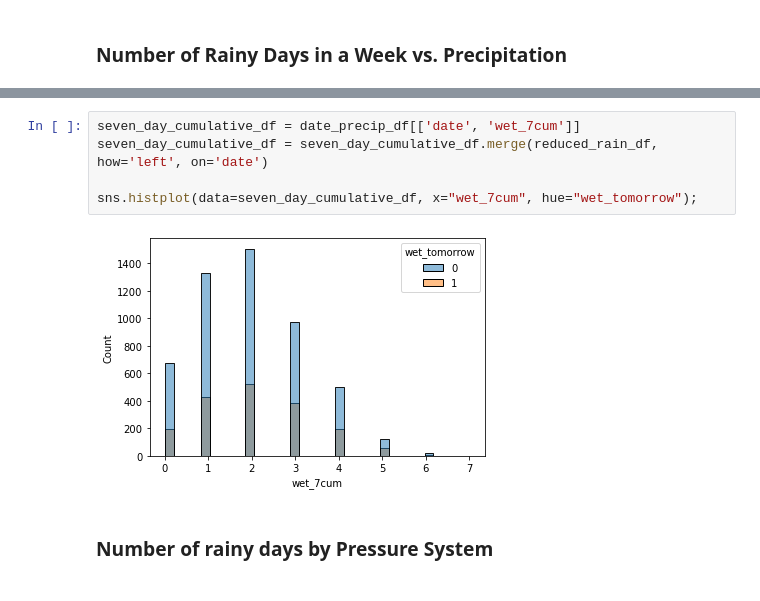
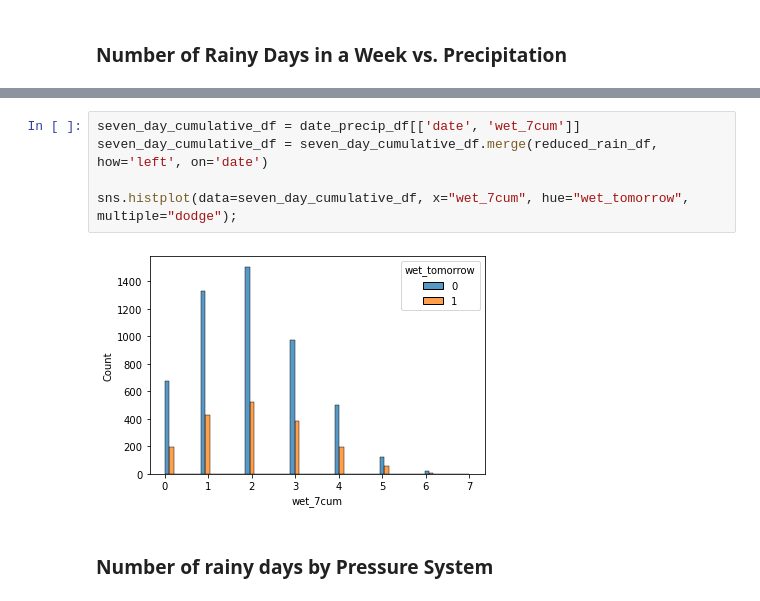
Before and after one commit to sampso29/Toronto-Rain-Prediction-, a Jupyter notebook: Final - Toronto Rain Prediction (Updated Notebook - Project Recommendations).ipynb, the cells around one changed output, grey strips where cells are left out. Cells and saved outputs as stored; diff of their text form.

```diff
--- a/Final - Toronto Rain Prediction (Updated Notebook - Project Recommendations).ipynb
+++ b/Final - Toronto Rain Prediction (Updated Notebook - Project Recommendations).ipynb
@@ -1075,10 +1166,10 @@ plt.show()
 # %%
 seven_day_cumulative_df = date_precip_df[['date', 'wet_7cum']]
 seven_day_cumulative_df = seven_day_cumulative_df.merge(reduced_rain_df, how='left', on='date')
 
-sns.histplot(data=seven_day_cumulative_df, x="wet_7cum", hue="wet_tomorrow");
+sns.histplot(data=seven_day_cumulative_df, x="wet_7cum", hue="wet_tomorrow", multiple="dodge");
 # %% [output]
-[figure, old version]
+[figure, new version]
 # %% [markdown]
 ### Number of rainy days by Pressure System
 # %%
```
Also changed, not shown: parts of 14 cells of this notebook.
